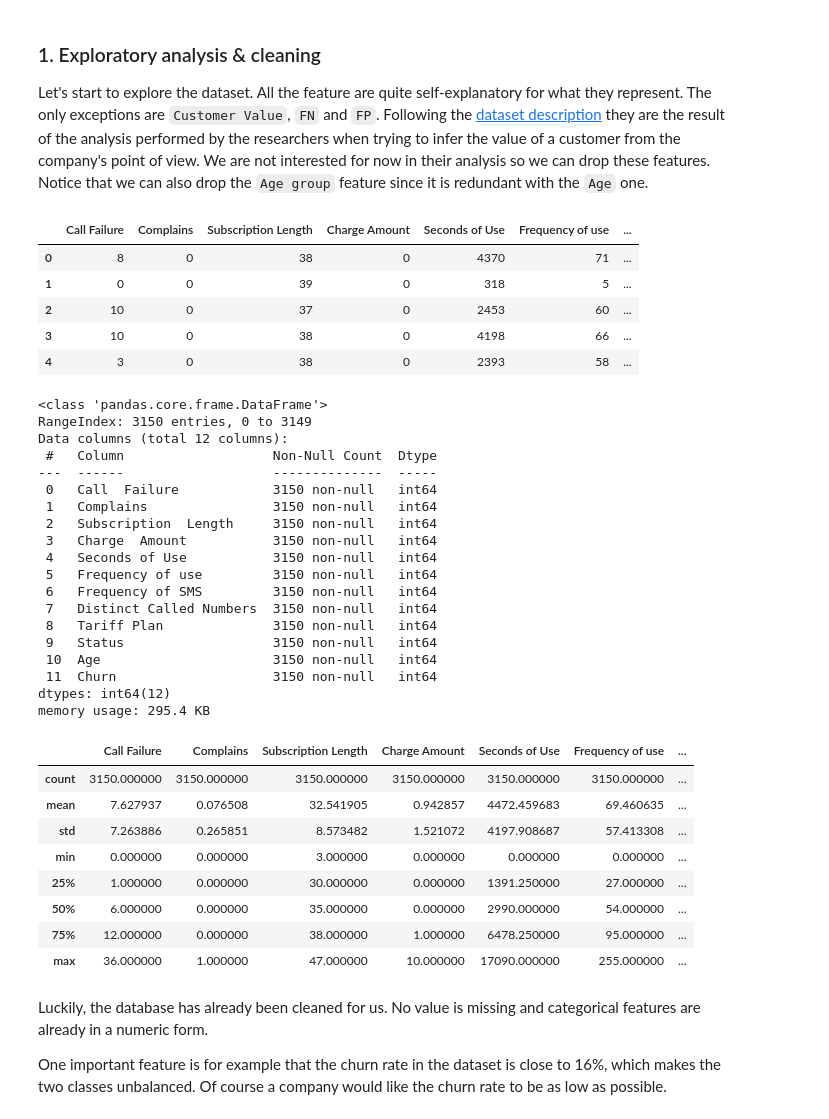
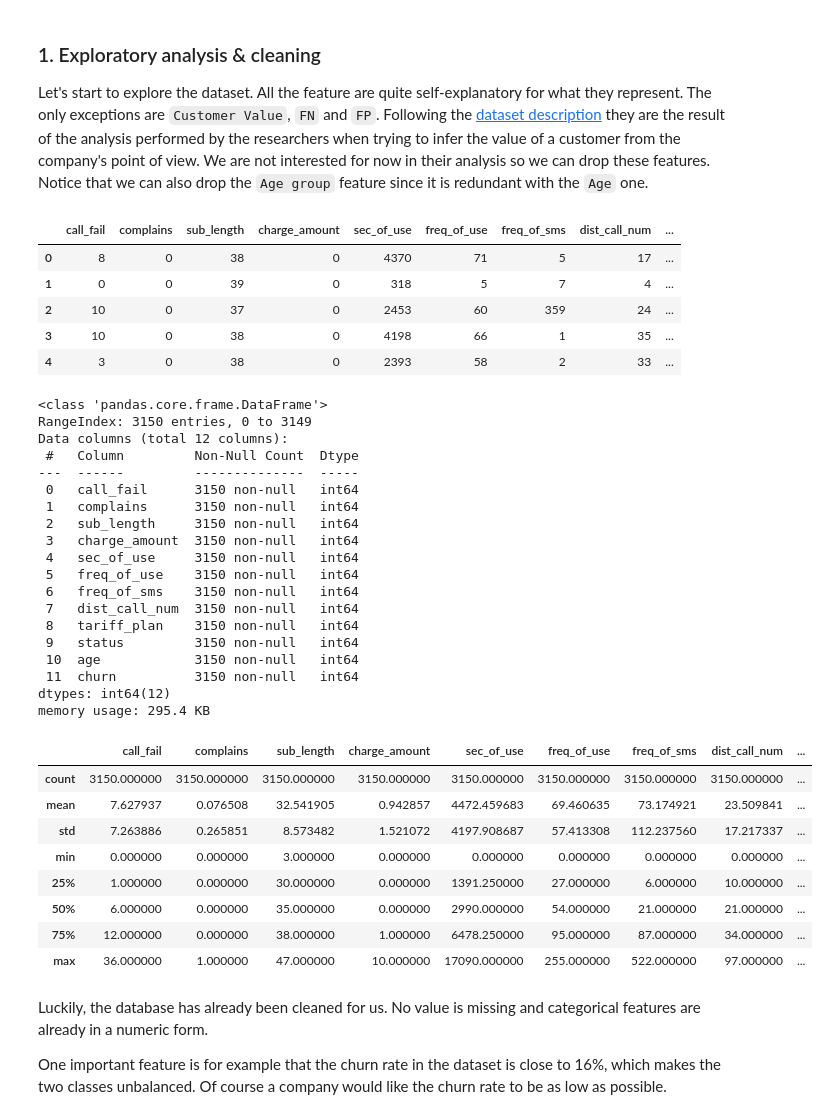
Before and after one commit to sgrava/Predict-credit-card-fraud-with-scikit, a Jupyter notebook: Churn_classifiers/Churn_analysis.ipynb, the cells around one changed output. Cells and saved outputs as stored; diff of their text form; code cells hidden in the pictures.

```diff
--- a/Churn_classifiers/Churn_analysis.ipynb
+++ b/Churn_classifiers/Churn_analysis.ipynb
@@ -18,55 +18,69 @@ Notice that we can also drop the `Age group` feature since it is redundant with
 # %%
 import pandas as pd
 
 #import the database
 df = pd.read_csv("./Customer Churn.csv")
 
 #drop irrelevant features
 df=df.drop(columns=['Age Group','Customer Value','FN','FP'])
 
+#rename columns to avoid spaces
+df=df.rename(columns={"Call  Failure": "call_fail",
+                "Complains": "complains",
+                "Subscription  Length":"sub_length",
+                "Charge  Amount":"charge_amount",
+                "Seconds of Use":"sec_of_use",
+                "Frequency of use":"freq_of_use",
+                "Frequency of SMS":"freq_of_sms",
+                "Distinct Called Numbers":"dist_call_num",
+                "Tariff Plan":"tariff_plan",
+                "Status":"status",
+                "Age":"age",
+                "Churn":"churn"})
+
 #display the first few rows
 display(df.head())
 
 #display the info about the type and null values
 df.info()
 
 #display the basic statistics of the dataset
 display(df.describe())
 # %% [output]
-|  | Call Failure | Complains | Subscription Length | Charge Amount | Seconds of Use | Frequency of use | ... |
-| 0 | 8 | 0 | 38 | 0 | 4370 | 71 | ... |
-| 1 | 0 | 0 | 39 | 0 | 318 | 5 | ... |
-| 2 | 10 | 0 | 37 | 0 | 2453 | 60 | ... |
-| 3 | 10 | 0 | 38 | 0 | 4198 | 66 | ... |
-| 4 | 3 | 0 | 38 | 0 | 2393 | 58 | ... |
+|  | call_fail | complains | sub_length | charge_amount | sec_of_use | freq_of_use | freq_of_sms | dist_call_num | ... |
+| 0 | 8 | 0 | 38 | 0 | 4370 | 71 | 5 | 17 | ... |
+| 1 | 0 | 0 | 39 | 0 | 318 | 5 | 7 | 4 | ... |
+| 2 | 10 | 0 | 37 | 0 | 2453 | 60 | 359 | 24 | ... |
+| 3 | 10 | 0 | 38 | 0 | 4198 | 66 | 1 | 35 | ... |
+| 4 | 3 | 0 | 38 | 0 | 2393 | 58 | 2 | 33 | ... |
 <class 'pandas.core.frame.DataFrame'>
 RangeIndex: 3150 entries, 0 to 3149
 Data columns (total 12 columns):
- #   Column                   Non-Null Count  Dtype
----  ------                   --------------  -----
- 0   Call  Failure            3150 non-null   int64
- 1   Complains                3150 non-null   int64
- 2   Subscription  Length     3150 non-null   int64
- 3   Charge  Amount           3150 non-null   int64
- 4   Seconds of Use           3150 non-null   int64
- 5   Frequency of use         3150 non-null   int64
- 6   Frequency of SMS         3150 non-null   int64
- 7   Distinct Called Numbers  3150 non-null   int64
- 8   Tariff Plan              3150 non-null   int64
- 9   Status                   3150 non-null   int64
- 10  Age                      3150 non-null   int64
- 11  Churn                    3150 non-null   int64
+ #   Column         Non-Null Count  Dtype
+---  ------         --------------  -----
+ 0   call_fail      3150 non-null   int64
+ 1   complains      3150 non-null   int64
+ 2   sub_length     3150 non-null   int64
+ 3   charge_amount  3150 non-null   int64
+ 4   sec_of_use     3150 non-null   int64
+ 5   freq_of_use    3150 non-null   int64
+ 6   freq_of_sms    3150 non-null   int64
+ 7   dist_call_num  3150 non-null   int64
+ 8   tariff_plan    3150 non-null   int64
+ 9   status         3150 non-null   int64
+ 10  age            3150 non-null   int64
+ 11  churn          3150 non-null   int64
 dtypes: int64(12)
 memory usage: 295.4 KB
-|  | Call Failure | Complains | Subscription Length | Charge Amount | Seconds of Use | Frequency of use | ... |
-| count | 3150.000000 | 3150.000000 | 3150.000000 | 3150.000000 | 3150.000000 | 3150.000000 | ... |
-| mean | 7.627937 | 0.076508 | 32.541905 | 0.942857 | 4472.459683 | 69.460635 | ... |
-| std | 7.263886 | 0.265851 | 8.573482 | 1.521072 | 4197.908687 | 57.413308 | ... |
-| min | 0.000000 | 0.000000 | 3.000000 | 0.000000 | 0.000000 | 0.000000 | ... |
-| 25% | 1.000000 | 0.000000 | 30.000000 | 0.000000 | 1391.250000 | 27.000000 | ... |
-| 50% | 6.000000 | 0.000000 | 35.000000 | 0.000000 | 2990.000000 | 54.000000 | ... |
-| 75% | 12.000000 | 0.000000 | 38.000000 | 1.000000 | 6478.250000 | 95.000000 | ... |
-| max | 36.000000 | 1.000000 | 47.000000 | 10.000000 | 17090.000000 | 255.000000 | ... |
+|  | call_fail | complains | sub_length | charge_amount | sec_of_use | freq_of_use | freq_of_sms | dist_call_num | ... |
+| count | 3150.000000 | 3150.000000 | 3150.000000 | 3150.000000 | 3150.000000 | 3150.000000 | 3150.000000 | 3150.000000 | ... |
+| mean | 7.627937 | 0.076508 | 32.541905 | 0.942857 | 4472.459683 | 69.460635 | 73.174921 | 23.509841 | ... |
+| std | 7.263886 | 0.265851 | 8.573482 | 1.521072 | 4197.908687 | 57.413308 | 112.237560 | 17.217337 | ... |
+| min | 0.000000 | 0.000000 | 3.000000 | 0.000000 | 0.000000 | 0.000000 | 0.000000 | 0.000000 | ... |
+| 25% | 1.000000 | 0.000000 | 30.000000 | 0.000000 | 1391.250000 | 27.000000 | 6.000000 | 10.000000 | ... |
+| 50% | 6.000000 | 0.000000 | 35.000000 | 0.000000 | 2990.000000 | 54.000000 | 21.000000 | 21.000000 | ... |
+| 75% | 12.000000 | 0.000000 | 38.000000 | 1.000000 | 6478.250000 | 95.000000 | 87.000000 | 34.000000 | ... |
+| max | 36.000000 | 1.000000 | 47.000000 | 10.000000 | 17090.000000 | 255.000000 | 522.000000 | 97.000000 | ... |
 # %% [markdown]
 Luckily, the database has already been cleaned for us. No value is missing and categorical features are already in a numeric form.
 
```
Also changed, not shown: parts of 3 cells of this notebook.
